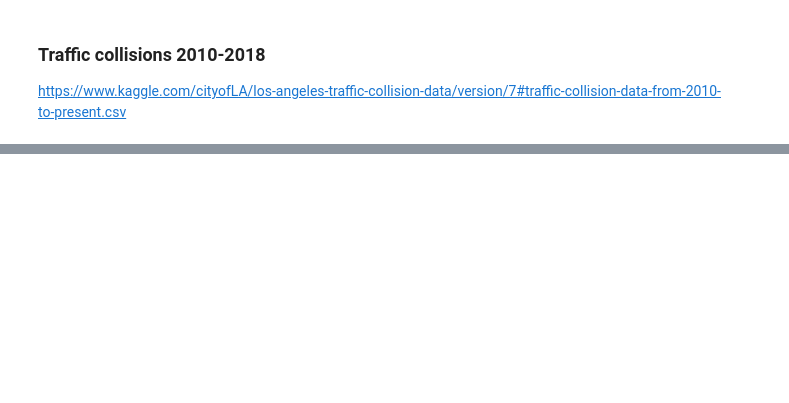
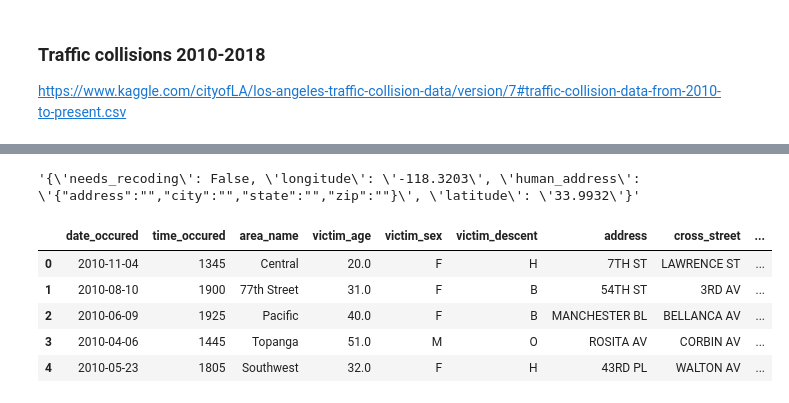
Before and after one commit to finnqiao/la_metro_bikeshare_data, a Jupyter notebook: notebooks/1.0-la-bikeshare.ipynb, the cells around one changed output, grey strips where cells are left out. Drawn from its saved outputs; the diff is of its cells as text; code cells hidden in the pictures; blank space fills up the shorter version.

```diff
--- a/notebooks/1.0-la-bikeshare.ipynb
+++ b/notebooks/1.0-la-bikeshare.ipynb
@@ -336,0 +365,26 @@ traffic_df['Date Occurred'].max()
+# %%
+traffic_df['date_occured'] = pd.to_datetime(traffic_df['date_occured'])
+# %%
+traffic_df.loc[1]['location']
+# %% [output]
+'{\'needs_recoding\': False, \'longitude\': \'-118.3203\', \'human_address\': \'{"address":"","city":"","state":"","zip":""}\', \'latitude\': \'33.9932\'}'
+# %%
+def get_lat(coords):
+    lat = re.compile('(?<=latitude\': \').+(?=\'})')
+    return(float(lat.search(coords).group()))
+
+def get_long(coords):
+    long = re.compile('(?<=longitude\': \').+(?=\', \'h)')
+    return float(long.search(coords).group())
+
+traffic_df['latitude'] = traffic_df['location'].apply(get_lat)
+traffic_df['longitude'] = traffic_df['location'].apply(get_long)
+traffic_df = traffic_df.drop('location',1)
+traffic_df.head()
+# %% [output]
+|  | date_occured | time_occured | area_name | victim_age | victim_sex | victim_descent | address | cross_street | ... |
+| 0 | 2010-11-04 | 1345 | Central | 20.0 | F | H | 7TH ST | LAWRENCE ST | ... |
+| 1 | 2010-08-10 | 1900 | 77th Street | 31.0 | F | B | 54TH ST | 3RD AV | ... |
+| 2 | 2010-06-09 | 1925 | Pacific | 40.0 | F | B | MANCHESTER BL | BELLANCA AV | ... |
+| 3 | 2010-04-06 | 1445 | Topanga | 51.0 | M | O | ROSITA AV | CORBIN AV | ... |
+| 4 | 2010-05-23 | 1805 | Southwest | 32.0 | F | H | 43RD PL | WALTON AV | ... |
```
Also changed, not shown: parts of 15 cells of this notebook.
